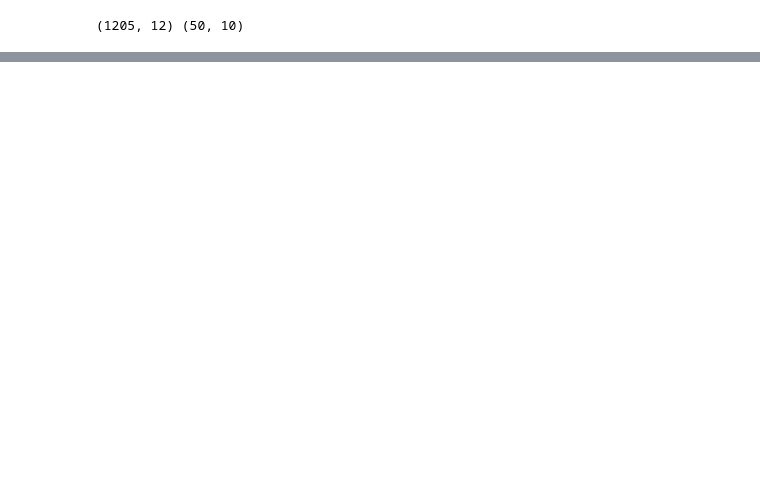
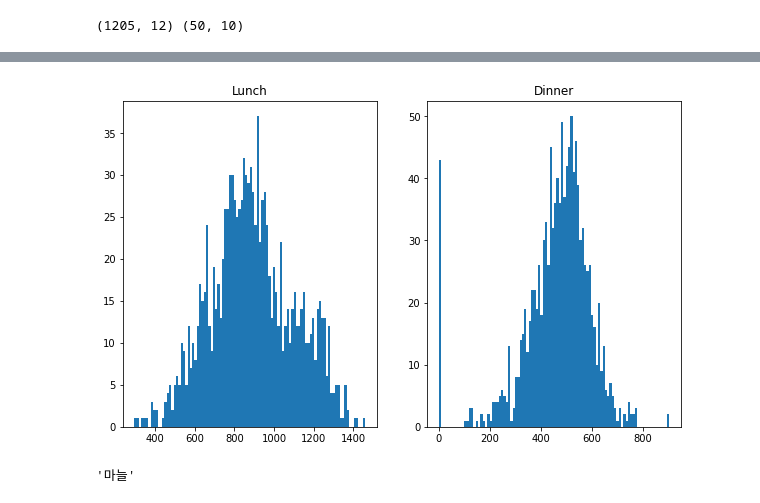
Before and after one commit to Haebuk/Python_Machine_Learning, a Jupyter notebook: 구내식당식수예측.ipynb, the cells around one changed output, grey strips where cells are left out. Drawn from its saved outputs; the diff is of its cells as text; code cells hidden in the pictures; blank space fills up the shorter version.

```diff
--- a/구내식당식수예측.ipynb
+++ b/구내식당식수예측.ipynb
@@ -168,0 +91,25 @@ for line in all_df['조식메뉴']:
+# %%
+all_df = pd.concat([train_df, test_df], axis=0).reset_index(drop=True)
+
+
+all_df['vac_ratio'] = all_df['본사휴가자수'] / all_df['본사정원수']
+all_df['trip_ratio'] = all_df['본사출장자수'] / all_df['본사정원수']
+all_df['home'] = all_df['현본사소속재택근무자수'] / all_df['본사정원수']
+all_df['extra'] = all_df['본사시간외근무명령서승인건수'] / all_df['본사정원수']
+all_df['total'] = (all_df['본사정원수'] - all_df['본사휴가자수']
+                   - all_df['본사출장자수'] - all_df['현본사소속재택근무자수']) / all_df['본사정원수']
+
+all_df['일자'] = pd.to_datetime(all_df['일자'])
+
+all_df['year'] = all_df['일자'].dt.year
+all_df['month'] = all_df['일자'].dt.month
+all_df['date'] = all_df['일자'].dt.day
+all_df['week'] = all_df['일자'].dt.isocalendar().week
+all_df['dayofweek'] = all_df['일자'].dt.weekday
+
+all_df.drop(['본사휴가자수', '본사출장자수', '현본사소속재택근무자수',
+             '본사시간외근무명령서승인건수', '본사정원수', '일자', '요일'], axis=1, inplace=True)
+all_df['week'] = all_df['week'].astype(np.int64)
+all_df.rename({'조식메뉴':'breakfast', '중식메뉴':'lunch', '석식메뉴':'dinner', '중식계':'lunch_y', '석식계':'dinner_y'}, inplace=True)
+
+all_df.head(10)
@@ -168,0 +128,14 @@ for line in all_df['조식메뉴']:
+# %%
+f, ax = plt.subplots(1, 2,figsize=(10,6))
+ax[0].hist(all_df['중식계'], bins=100)
+ax[0].set_title('Lunch')
+ax[1].hist(all_df['석식계'], bins=100)
+ax[1].set_title('Dinner')
+plt.show()
+# %% [output]
+[figure, added]
+# %%
+regex = '\*.*'
+re.sub(regex, '', '마늘*새우젓')
+# %% [output]
+'마늘'
```
Also changed, not shown: parts of 59 cells of this notebook.
